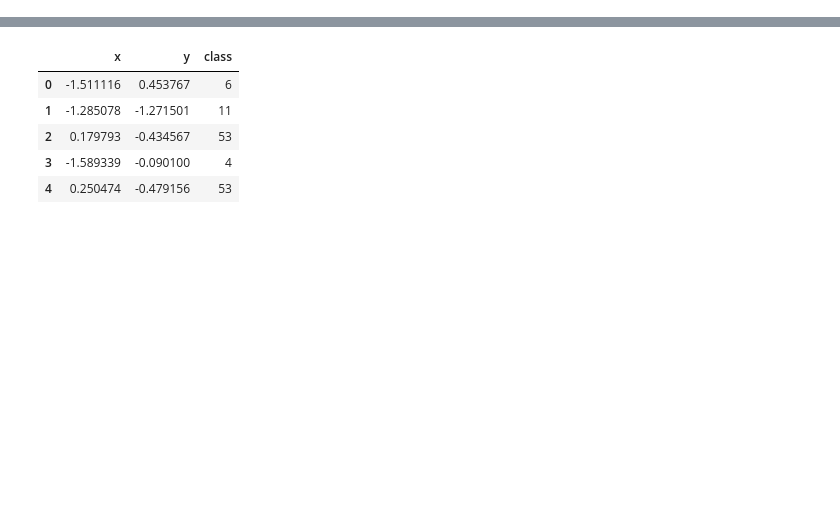
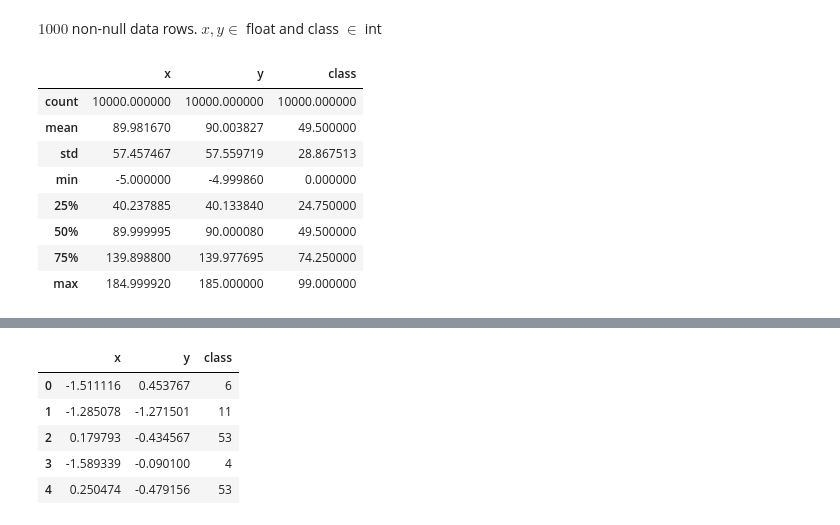
Before and after one commit to RavulapalliManas/IML-A2, a Jupyter notebook: A2_manas.ipynb, the cells around one changed output, grey strips where cells are left out. Cells and saved outputs as stored; diff of their text form; code cells hidden in the pictures; blank space fills up the shorter version.

```diff
--- a/A2_manas.ipynb
+++ b/A2_manas.ipynb
@@ -35,0 +49,14 @@ max      184.999920    185.000000     99.000000
+# %% [markdown]
+$1000$ non-null data rows. $x,y \in$ float and class $\in$ int
+# %%
+df.describe()
+# %% [output]
+|  | x | y | class |
+| count | 10000.000000 | 10000.000000 | 10000.000000 |
+| mean | 89.981670 | 90.003827 | 49.500000 |
+| std | 57.457467 | 57.559719 | 28.867513 |
+| min | -5.000000 | -4.999860 | 0.000000 |
+| 25% | 40.237885 | 40.133840 | 24.750000 |
+| 50% | 89.999995 | 90.000080 | 49.500000 |
+| 75% | 139.898800 | 139.977695 | 74.250000 |
+| max | 184.999920 | 185.000000 | 99.000000 |
```
Also changed, not shown: parts of 14 cells of this notebook, 1 other file.
